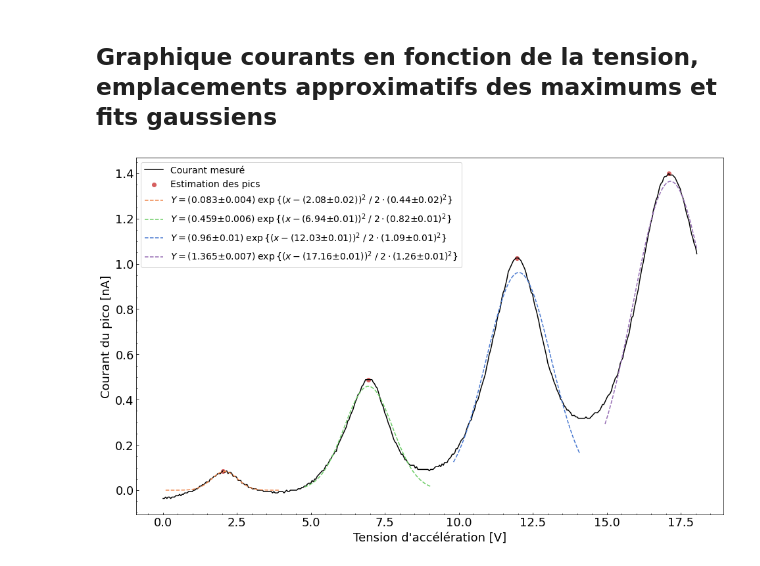
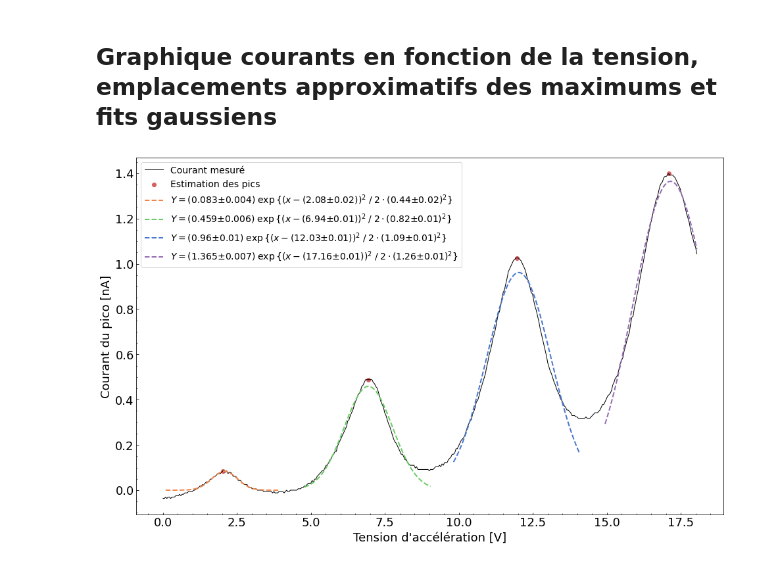
Before and after one commit to GeremyMichaud/PHY-3002-Frank-et-Hertz, a Jupyter notebook: analyse_courbe_excitation_electronique_simple.ipynb, the cells around one changed output. Drawn from its saved outputs; the diff is of its cells as text; code cells hidden in the pictures.

```diff
--- a/analyse_courbe_excitation_electronique_simple.ipynb
+++ b/analyse_courbe_excitation_electronique_simple.ipynb
@@ -144,7 +144,8 @@ def get_file_names(self):
 plt.figure(figsize=(16,10))
 
 # Tracer les données de courant en fonction de la tension
-plt.plot(valeurs_avec_bonnes_unites[:, 0], valeurs_avec_bonnes_unites[:, 1], label="Courant mesuré", color="black")
+plt.plot(valeurs_avec_bonnes_unites[:, 0], valeurs_avec_bonnes_unites[:, 1], label="Courant mesuré",
+          color="black", linewidth=1)
 
 # Tracer les emplacements approximatifs des maximums
 plt.scatter(valeurs_avec_bonnes_unites[liste_des_indexes_des_pics, 0],
@@ -152,35 +153,35 @@ plt.scatter(valeurs_avec_bonnes_unites[liste_des_indexes_des_pics, 0],
           label="Estimation des pics", color=palette[3], marker='o')
 
 # Tracer les ajustements gaussiens
 plt.plot(valeurs_avec_bonnes_unites[pic1_index_start:pic1_index_end,0],
           gaus(valeurs_avec_bonnes_unites[pic1_index_start:pic1_index_end,0],
           peak1[0][0], peak1[0][1], peak1[0][2]),
           label=f"$Y = ({rounding_peaks(peak1)[0]})\;\exp\{{(x-({rounding_peaks(peak1)[1]}))^2\; /\; 2\cdot({rounding_peaks(peak1)[2]})^2\}}$",
-          linestyle="dashed", color=palette[1])
+          linestyle="dashed", color=palette[1], linewidth=2)
 plt.plot(valeurs_avec_bonnes_unites[pic2_index_start:pic2_index_end,0],
           gaus(valeurs_avec_bonnes_unites[pic2_index_start:pic2_index_end,0],
           peak2[0][0], peak2[0][1], peak2[0][2]),
           label=f"$Y = ({rounding_peaks(peak2)[0]})\;\exp\{{(x-({rounding_peaks(peak2)[1]}))^2\; /\; 2\cdot({rounding_peaks(peak2)[2]})^2\}}$",
-          linestyle="dashed", color=palette[2])
+          linestyle="dashed", color=palette[2], linewidth=2)
 plt.plot(valeurs_avec_bonnes_unites[pic3_index_start:pic3_index_end,0],
           gaus(valeurs_avec_bonnes_unites[pic3_index_start:pic3_index_end,0],
           peak3[0][0], peak3[0][1], peak3[0][2]),
           label=f"$Y = ({rounding_peaks(peak3)[0]})\;\exp\{{(x-({rounding_peaks(peak3)[1]}))^2\; /\; 2\cdot({rounding_peaks(peak3)[2]})^2\}}$",
-          linestyle="dashed", color=palette[0])
+          linestyle="dashed", color=palette[0], linewidth=2)
 plt.plot(valeurs_avec_bonnes_unites[pic4_index_start:pic4_index_end,0],
           gaus(valeurs_avec_bonnes_unites[pic4_index_start:pic4_index_end,0],
           peak4[0][0], peak4[0][1], peak4[0][2]),
           label=f"$Y = ({rounding_peaks(peak4)[0]})\;\exp\{{(x-({rounding_peaks(peak4)[1]}))^2\; /\; 2\cdot({rounding_peaks(peak4)[2]})^2\}}$",
-          linestyle="dashed", color=palette[4])
+          linestyle="dashed", color=palette[4], linewidth=2)
 
 plt.xlabel("Tension d'accélération [V]")
 plt.ylabel("Courant du pico [nA]")
 plt.legend(fontsize=14)
 plt.tick_params(axis='both', which='both', direction='in')
 plt.minorticks_on()
 
 name, _ = os.path.splitext(os.path.basename(file_name))
 #plt.savefig(os.path.join(out_dir, name + ".png"))
 plt.show()
 # %% [output]
-[figure, old version]
+[figure, new version]
```
Also changed, not shown: parts of 1 cell of this notebook, 5 other files.
